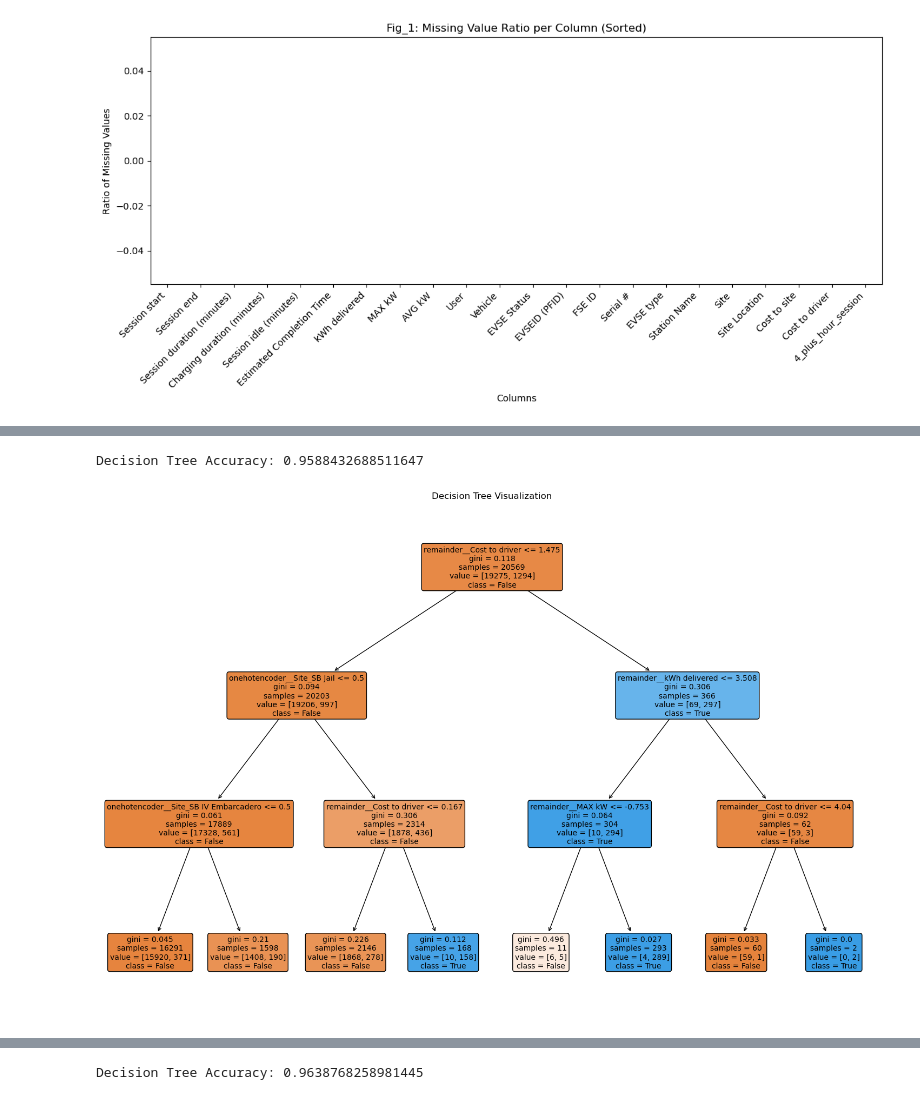
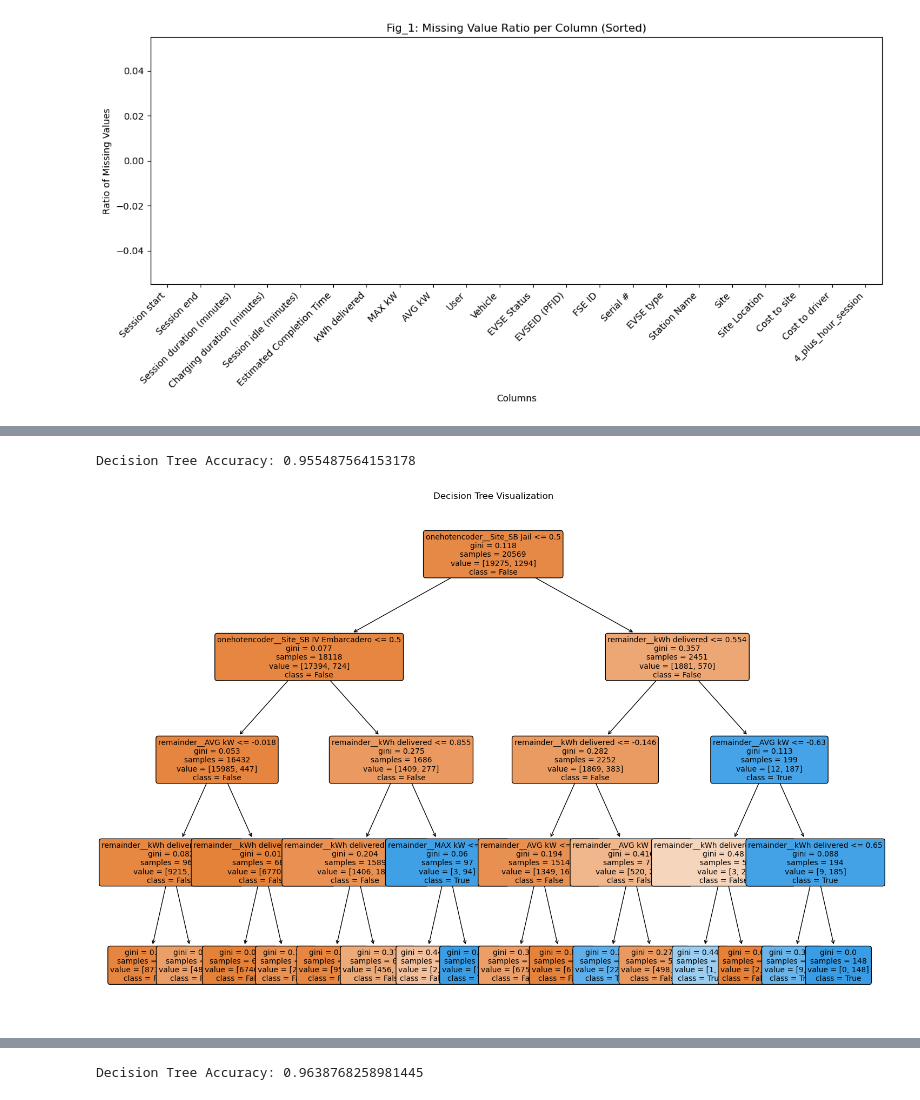
Before and after one commit to elmunoz42/sbcc-ev-charging-stations, a Jupyter notebook: data-analysis-sessions.ipynb, the cells around one changed output, grey strips where cells are left out. Saved outputs shown, nothing was run; the diff lists cells and outputs as text; code cells hidden in the pictures.

```diff
--- a/data-analysis-sessions.ipynb
+++ b/data-analysis-sessions.ipynb
@@ -583,7 +583,23 @@ selector = make_column_selector(dtype_include=object)
 # %%
 # Clean Up Problematic Features
 # Define columns to remove
-columns_to_remove = ['Session start', 'Session end', 'Estimated Completion Time', 'User', 'Vehicle', 'Session duration (minutes)', 'Session idle (minutes)', 'Charging duration (minutes)']
+columns_to_remove = ['Session start',
+                     'Session end',
+                     'Estimated Completion Time',
+                     'User',
+                     'Vehicle',
+                     'Session duration (minutes)',
+                     'Session idle (minutes)',
+                     'Charging duration (minutes)',
+                     'Cost to driver',
+                     'Cost to site',
+                    ]
+# 'Cost to driver',
+# 'Cost to site',
+# 'kWh delivered',
+#  'MAX kW',
+#  'AVG kW'
+# columns_to_remove = ['Session start', 'Session end', 'Estimated Completion Time', 'User', 'Vehicle', 'Session duration (minutes)', 'Session idle (minutes)', 'Charging duration (minutes)']
 
 # Remove these columns from your data
 X_train = X_train.drop(columns_to_remove, axis=1, errors='ignore')
@@ -605,7 +621,7 @@ transformer = make_column_transformer(
 dtree_pipe = Pipeline([
     ('transformer', transformer),
     ('dtree', DecisionTreeClassifier(
-        max_depth=3,
+        max_depth=4,
         # min_samples_split=2,  # Lower this value
         # min_samples_leaf=1,   # Lower this value
         random_state=42))
@@ -618,25 +634,27 @@ dtree_pipe.fit(X_train, y_train)
 pipe_acc = dtree_pipe.score(X_test, y_test)
 print(f"Decision Tree Accuracy: {pipe_acc}")
 # %% [output]
-Decision Tree Accuracy: 0.9588432688511647
+Decision Tree Accuracy: 0.955487564153178
 # %%
 # Access the decision tree classifier from the pipeline
 decision_tree = dtree_pipe.named_steps['dtree']
 
+# get feature names
+dtree_feature_names = transformer.get_feature_names_out() if hasattr(transformer, 'get_feature_names_out') else None
 # Create a figure with a suitable size
 plt.figure(figsize=(15, 10))
 
 # Plot the tree
 plot_tree(decision_tree,
           filled=True,
-          feature_names=transformer.get_feature_names_out() if hasattr(transformer, 'get_feature_names_out') else None,
+          feature_names=dtree_feature_names,
           class_names=[str(c) for c in decision_tree.classes_],
           rounded=True,
           fontsize=10,
           max_depth=5)  # Make sure this matches your tree's max_depth
 
 plt.title("Decision Tree Visualization")
 plt.tight_layout()
 plt.show()
 # %% [output]
-[figure, old version]
+[figure, new version]
```
Also changed, not shown: parts of 1 cell of this notebook, 10 other files.
